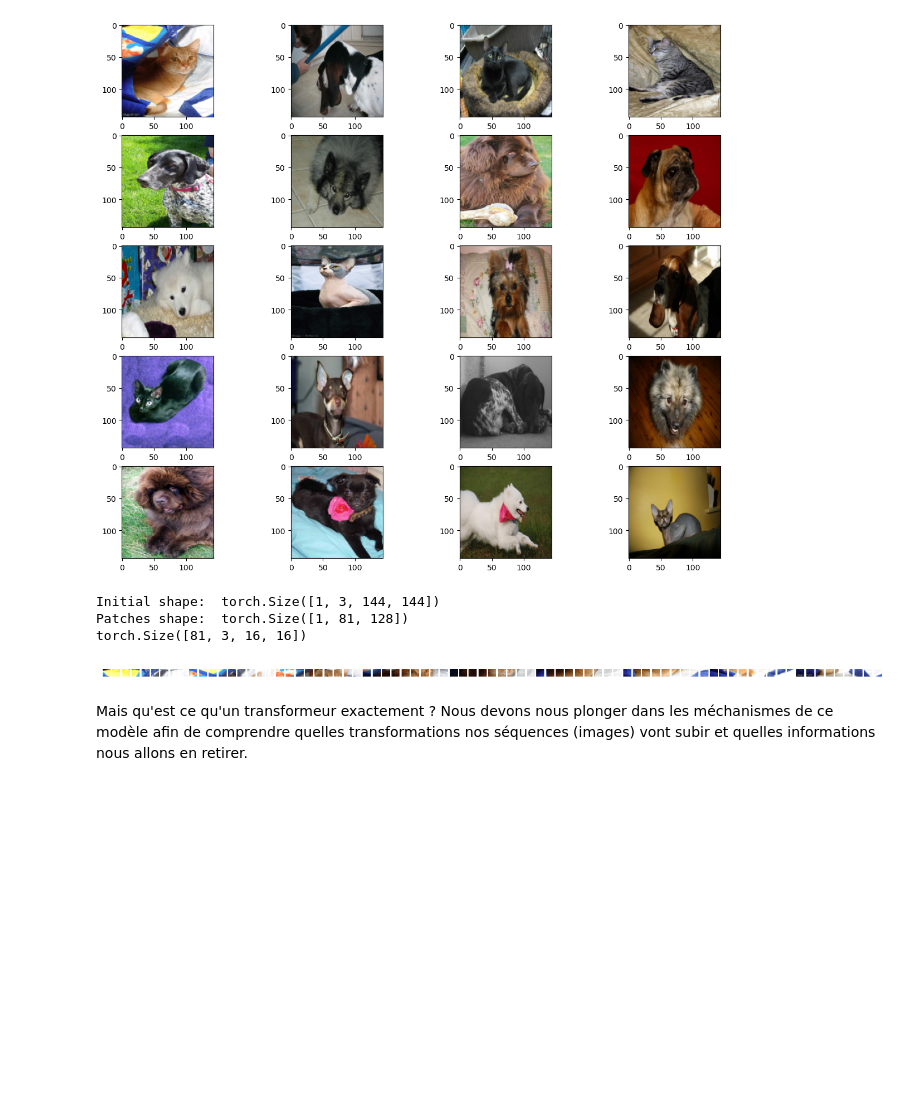
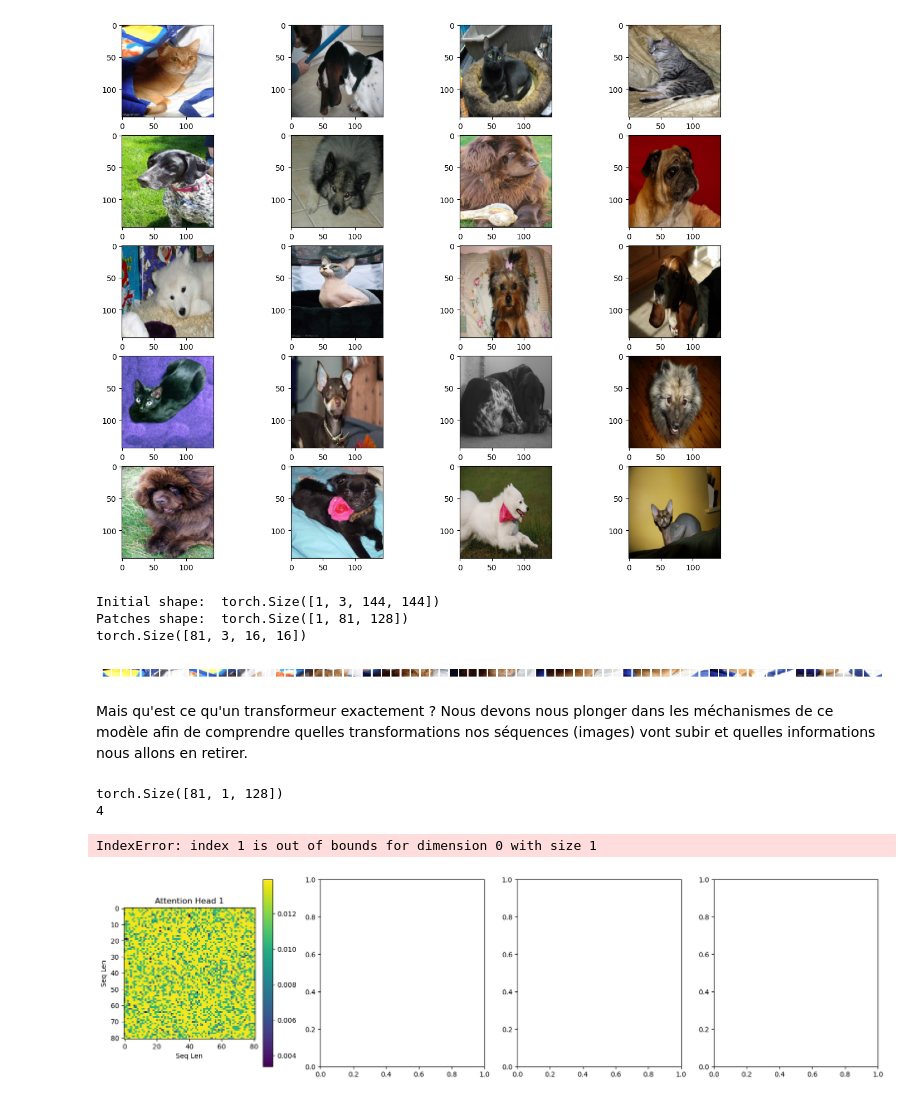
Before and after one commit to blechardoy/notebook_SDD, a Jupyter notebook: Vision_transformers.ipynb, the cells around one changed output. Drawn from its saved outputs; the diff is of its cells as text; code cells hidden in the pictures; blank space fills up the shorter version.

Commit message:
addind attention

```diff
--- a/Vision_transformers.ipynb
+++ b/Vision_transformers.ipynb
@@ -149,0 +186,32 @@ Mais qu'est ce qu'un transformeur exactement ? Nous devons nous plonger dans les
+# %%
+attention_model = Attention(dim=128, n_heads=4, dropout=0.1)
+
+attention_score, attention_weights = attention_model(embedding)
+print(attention_score.shape)
+
+# Visualisation des scores d'attention pour chaque tête
+fig, axes = plt.subplots(1, attention_model.n_heads, figsize=(20, 5))
+
+# On boucle sur chaque tête et on affiche les scores d'attention
+for i in range(attention_model.n_heads):
+    # Récupérer les scores d'attention pour la tête i
+    attn_head_weights = attention_weights[i].squeeze(0)  # Prendre la ième tête, la réduire à [seq_len, seq_len]
+
+    # Afficher la heatmap pour cette tête
+    ax = axes[i]
+    im = ax.imshow(attn_head_weights.detach().numpy(), cmap='viridis', interpolation='nearest')
+    ax.set_title(f"Attention Head {i+1}")
+    ax.set_xlabel('Seq Len')
+    ax.set_ylabel('Seq Len')
+
+    # Ajouter une barre de couleur
+    fig.colorbar(im, ax=ax)
+
+# Afficher toutes les heatmaps côte à côte
+plt.tight_layout()
+plt.show()
+# %% [output]
+torch.Size([81, 1, 128])
+4
+IndexError: index 1 is out of bounds for dimension 0 with size 1
+[figure, added]
```
Also changed, not shown: parts of 1 cell of this notebook.
